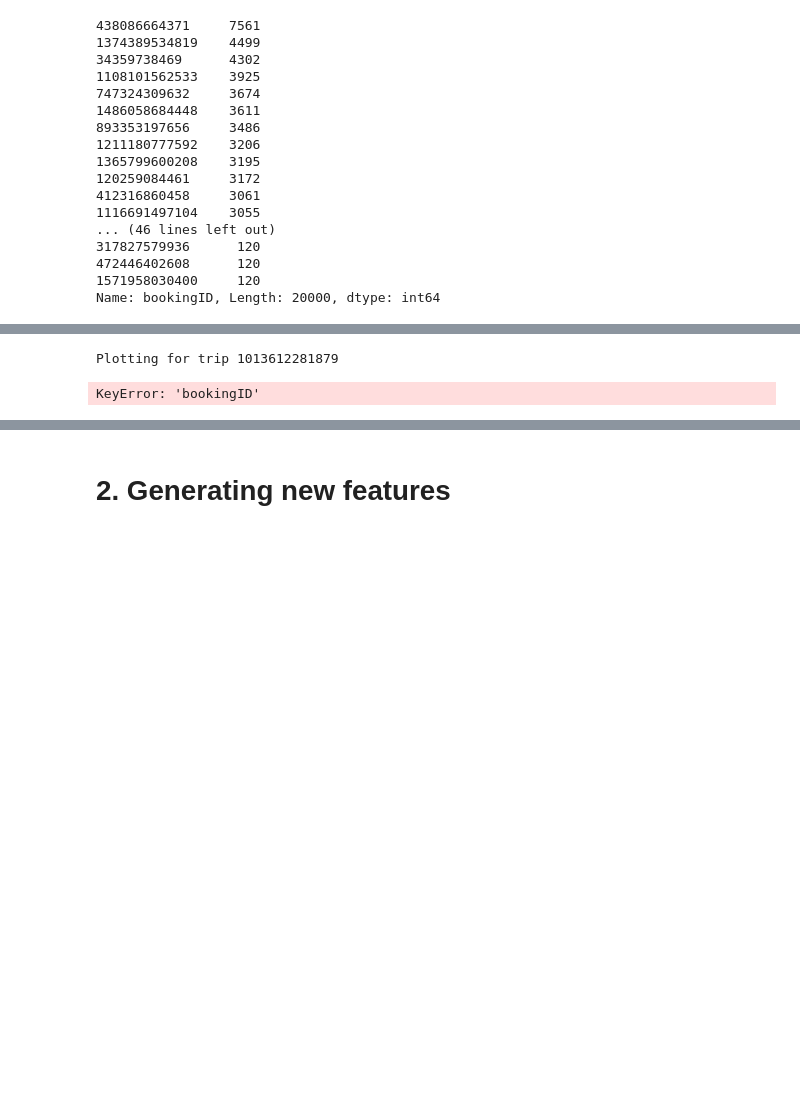
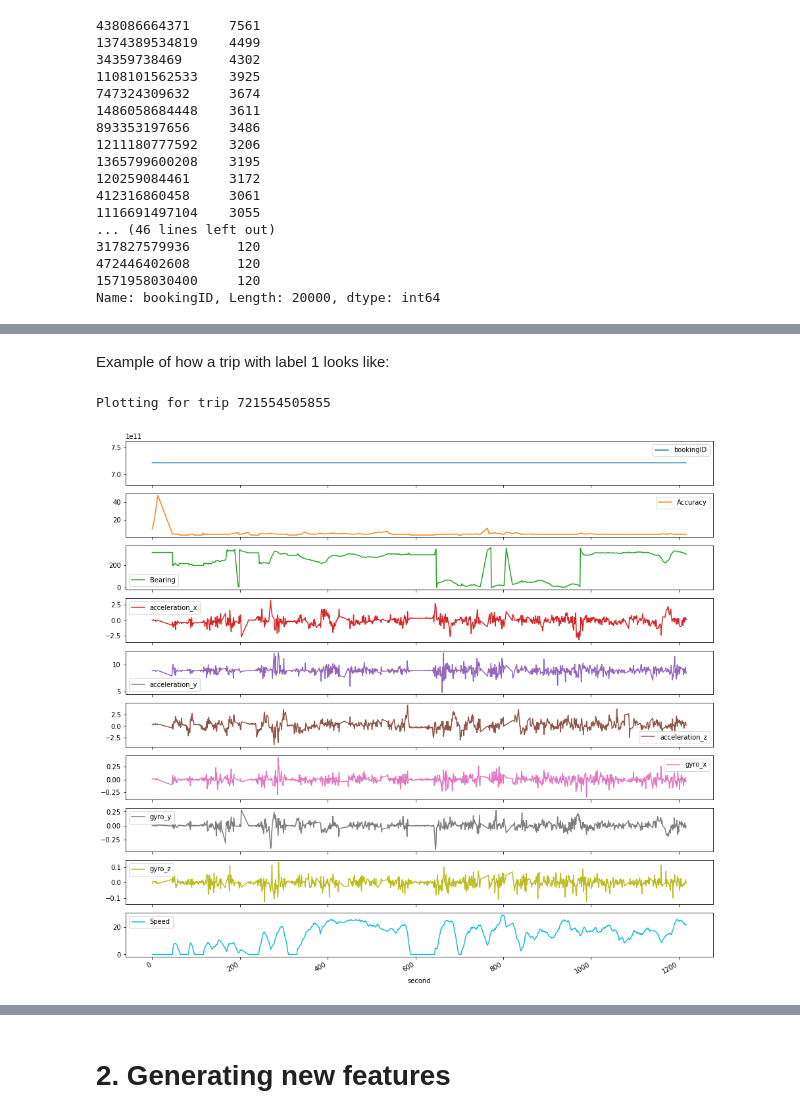
Before and after one commit to angshenting/grab-safety, a Jupyter notebook: Safety.ipynb, the cells around one changed output, grey strips where cells are left out. Cells and saved outputs as stored; diff of their text form; code cells hidden in the pictures; blank space fills up the shorter version.

```diff
--- a/Safety.ipynb
+++ b/Safety.ipynb
@@ -11,7 +11,7 @@ plt.rcParams['figure.figsize'] = [20, 20] # Set Matplotlib size
 # %% [markdown]
 ## 1.1 Label Distribution
 # %%
-labels_df = pd.read_csv('labels\\labels.csv',header=0)
+labels_df = pd.read_csv('labels/labels.csv',header=0)
 # %%
 labels_df.head()
 # %% [output]
@@ -248,5 +216,7 @@ feat_df[feat_df['bookingID'] == 558345748483].sort_values('second')
+# %% [markdown]
+Example of how a trip with label 1 looks like:
 # %%
-plot_random_trip(ext_feat_df, labels_df, 1)
+plot_random_trip(feat_df, labels_df, 1)
 # %% [output]
-Plotting for trip 1013612281879
+Plotting for trip 721554505855
-KeyError: 'bookingID'
+[figure, added]
```
Also changed, not shown: parts of 25 cells of this notebook.
